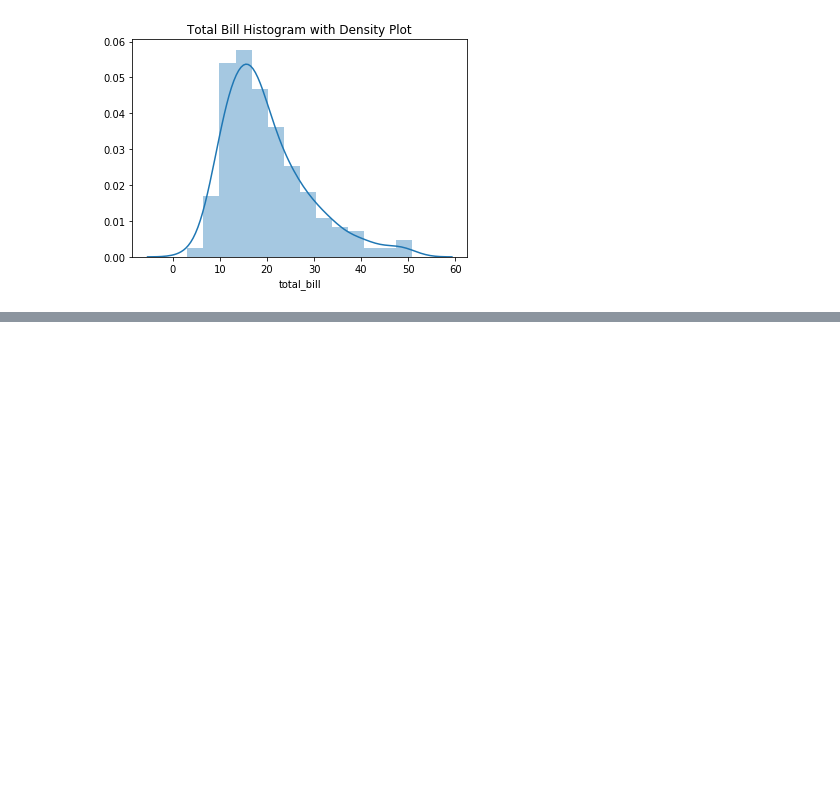
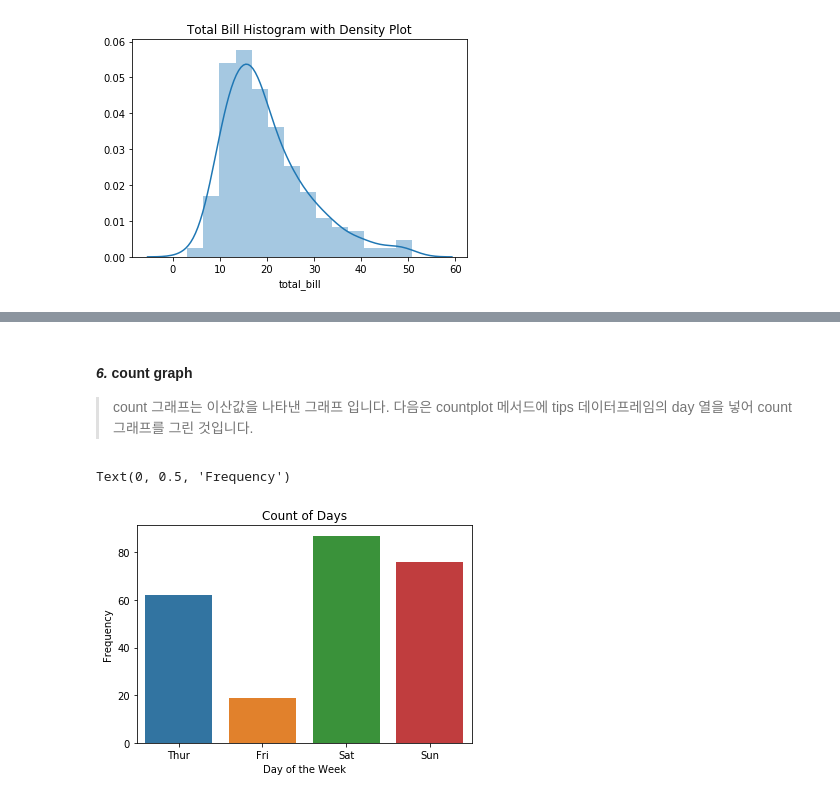
Before and after one commit to GeniusGun/python, a Jupyter notebook: pandas/pandas_04.ipynb, the cells around one changed output, grey strips where cells are left out. Cells and saved outputs as stored; diff of their text form; code cells hidden in the pictures; blank space fills up the shorter version.

```diff
--- a/pandas/pandas_04.ipynb
+++ b/pandas/pandas_04.ipynb
@@ -336,0 +376,12 @@ Text(0.5, 1.0, 'Total Bill Histogram with Density Plot')
+# %% [markdown]
+#### _6._ count graph
+>count 그래프는 이산값을 나타낸 그래프 입니다. 다음은 countplot 메서드에 tips 데이터프레임의 day 열을 넣어 count 그래프를 그린 것입니다.
+# %%
+ax = plt.subplot()
+ax = sns.countplot('day', data=tips)
+ax.set_title('Count of Days')
+ax.set_xlabel('Day of the Week')
+ax.set_ylabel('Frequency')
+# %% [output]
+Text(0, 0.5, 'Frequency')
+[figure, added]
```
Also changed, not shown: parts of 12 cells of this notebook.
